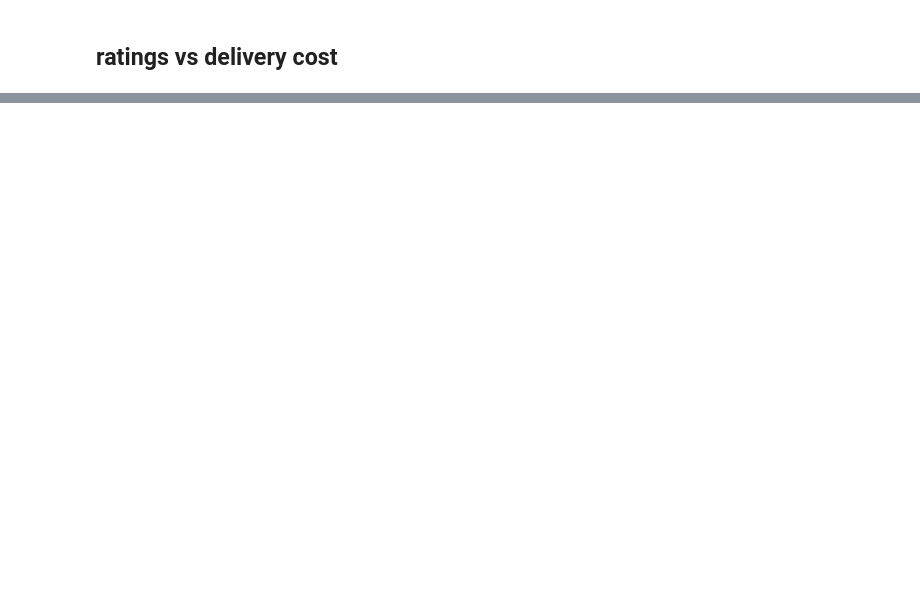
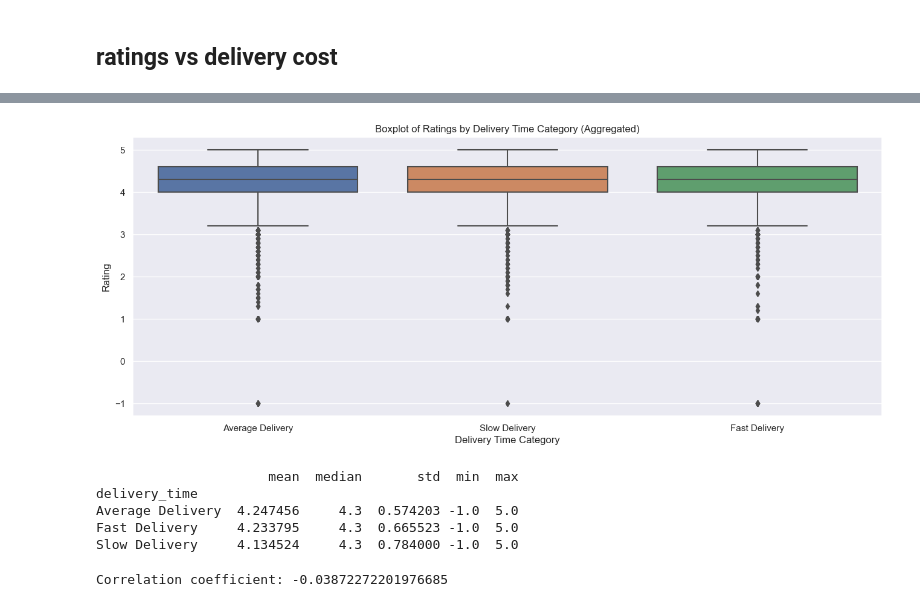
Before and after one commit to KCCHONG1997/ntu-grabsg-datasci-miniproject, a Jupyter notebook: Correlation Analysis.ipynb, the cells around one changed output, grey strips where cells are left out. Saved outputs shown, nothing was run; the diff lists cells and outputs as text; code cells hidden in the pictures; blank space fills up the shorter version.

```diff
--- a/Correlation Analysis.ipynb
+++ b/Correlation Analysis.ipynb
@@ -268,0 +136,41 @@ the
+# %%
+import numpy as np
+
+# Define the function to categorize delivery times into broader categories
+def categorize_delivery_time(delivery_time):
+    if delivery_time < 30:
+        return "Fast Delivery"
+    elif 30 <= delivery_time < 60:
+        return "Average Delivery"
+    else:
+        return "Slow Delivery"
+
+# Apply the categorization function to create a new column 'delivery_time_category'
+cleaned_jointDF['delivery_time'] = cleaned_jointDF['delivery_time'].apply(categorize_delivery_time)
+
+# Plot the boxplot using the aggregated delivery time categories
+plt.figure(figsize=(16, 6))
+sns.boxplot(x='delivery_time', y='rating', data=data)
+plt.xlabel('Delivery Time Category')
+plt.ylabel('Rating')
+plt.title('Boxplot of Ratings by Delivery Time Category (Aggregated)')
+plt.show()
+# %% [output]
+[figure, added]
+# %%
+# Group the data by delivery time category and calculate statistics
+delivery_time_stats = cleaned_jointDF.groupby('delivery_time')['rating'].agg(['mean', 'median', 'std', 'min', 'max'])
+
+# Print the statistics
+print(delivery_time_stats)
+# %% [output]
+                      mean  median       std  min  max
+delivery_time
+Average Delivery  4.247456     4.3  0.574203 -1.0  5.0
+Fast Delivery     4.233795     4.3  0.665523 -1.0  5.0
+Slow Delivery     4.134524     4.3  0.784000 -1.0  5.0
+# %%
+correlation = cleaned_jointDF['rating'].corr(cleaned_jointDF['delivery_time'])
+print("Correlation coefficient:", correlation)
+# %% [output]
+Correlation coefficient: -0.03872272201976685
```
Also changed, not shown: parts of 19 cells of this notebook.
